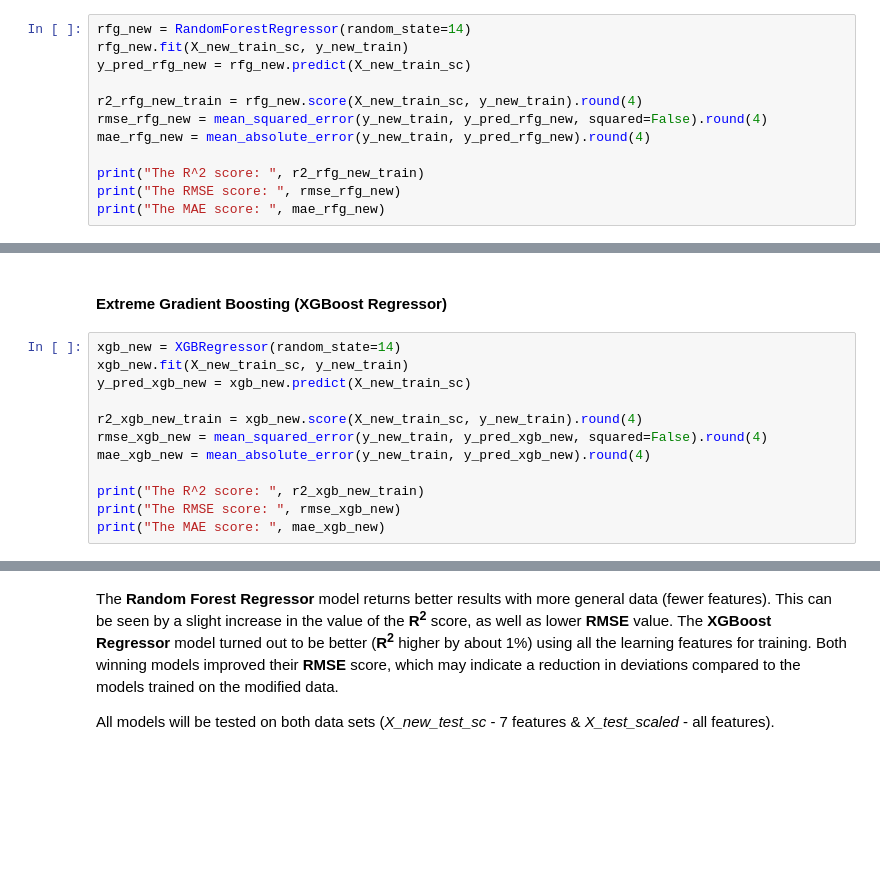
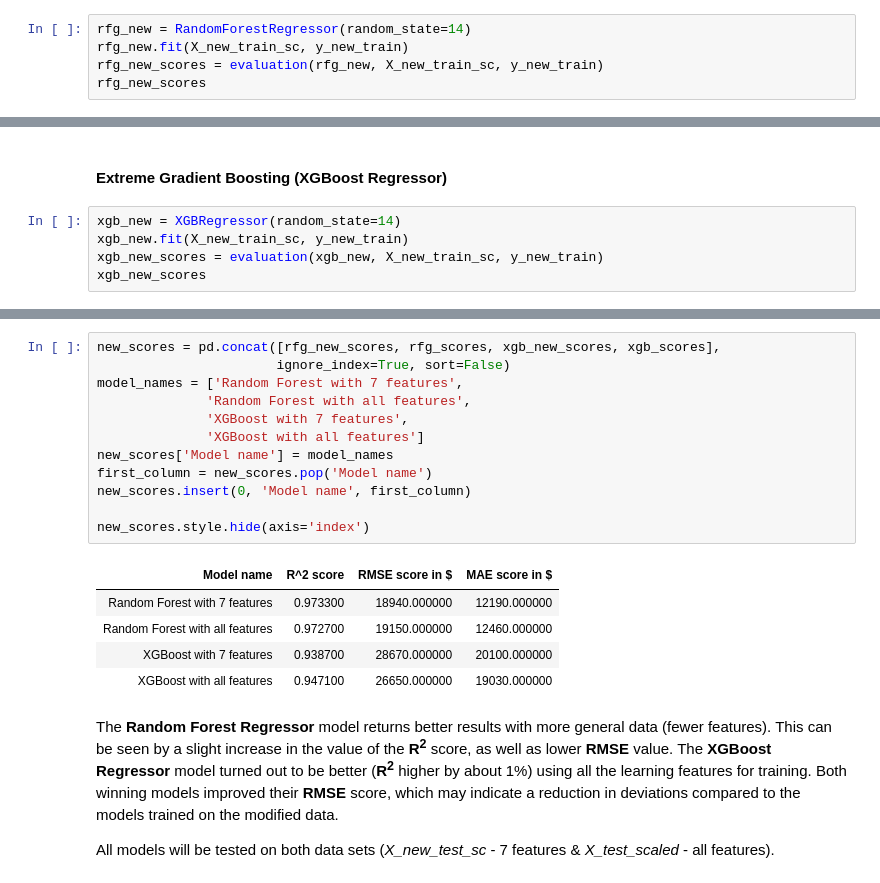
Before and after one commit to bartekwphd/California_housing_project, a Jupyter notebook: California Housing.ipynb, the cells around one changed output, grey strips where cells are left out. Cells and saved outputs as stored; diff of their text form; blank space fills up the shorter version.

```diff
--- a/California Housing.ipynb
+++ b/California Housing.ipynb
@@ -756,13 +660,6 @@ X_new_test_sc = scaler.transform(X_new_test)
 # %%
 rfg_new = RandomForestRegressor(random_state=14)
 rfg_new.fit(X_new_train_sc, y_new_train)
-y_pred_rfg_new = rfg_new.predict(X_new_train_sc)
-
-r2_rfg_new_train = rfg_new.score(X_new_train_sc, y_new_train).round(4)
-rmse_rfg_new = mean_squared_error(y_new_train, y_pred_rfg_new, squared=False).round(4)
-mae_rfg_new = mean_absolute_error(y_new_train, y_pred_rfg_new).round(4)
-
-print("The R^2 score: ", r2_rfg_new_train)
-print("The RMSE score: ", rmse_rfg_new)
-print("The MAE score: ", mae_rfg_new)
+rfg_new_scores = evaluation(rfg_new, X_new_train_sc, y_new_train)
+rfg_new_scores
 # %% [output]
@@ -774,13 +670,6 @@ The MAE score:  0.1219
 # %%
 xgb_new = XGBRegressor(random_state=14)
 xgb_new.fit(X_new_train_sc, y_new_train)
-y_pred_xgb_new = xgb_new.predict(X_new_train_sc)
-
-r2_xgb_new_train = xgb_new.score(X_new_train_sc, y_new_train).round(4)
-rmse_xgb_new = mean_squared_error(y_new_train, y_pred_xgb_new, squared=False).round(4)
-mae_xgb_new = mean_absolute_error(y_new_train, y_pred_xgb_new).round(4)
-
-print("The R^2 score: ", r2_xgb_new_train)
-print("The RMSE score: ", rmse_xgb_new)
-print("The MAE score: ", mae_xgb_new)
+xgb_new_scores = evaluation(xgb_new, X_new_train_sc, y_new_train)
+xgb_new_scores
 # %% [output]
@@ -831,3 +678,21 @@ new_scores.style.hide(axis='index')
+# %%
+new_scores = pd.concat([rfg_new_scores, rfg_scores, xgb_new_scores, xgb_scores],
+                       ignore_index=True, sort=False)
+model_names = ['Random Forest with 7 features',
+              'Random Forest with all features',
+              'XGBoost with 7 features',
+              'XGBoost with all features']
+new_scores['Model name'] = model_names
+first_column = new_scores.pop('Model name')
+new_scores.insert(0, 'Model name', first_column)
+
+new_scores.style.hide(axis='index')
+# %% [output]
+| Model name | R^2 score | RMSE score in $ | MAE score in $ |
+| Random Forest with 7 features | 0.973300 | 18940.000000 | 12190.000000 |
+| Random Forest with all features | 0.972700 | 19150.000000 | 12460.000000 |
+| XGBoost with 7 features | 0.938700 | 28670.000000 | 20100.000000 |
+| XGBoost with all features | 0.947100 | 26650.000000 | 19030.000000 |
 # %% [markdown]
 The **Random Forest Regressor** model returns better results with more general data (fewer features). This can be seen by a slight increase in the value of the **R<sup>2</sup>** score, as well as lower **RMSE** value. The **XGBoost Regressor** model turned out to be better (**R<sup>2</sup>** higher by about 1%) using all the learning features for training. Both winning models improved their **RMSE** score, which may indicate a reduction in deviations compared to the models trained on the modified data.
 
```
Also changed, not shown: parts of 34 cells of this notebook.
